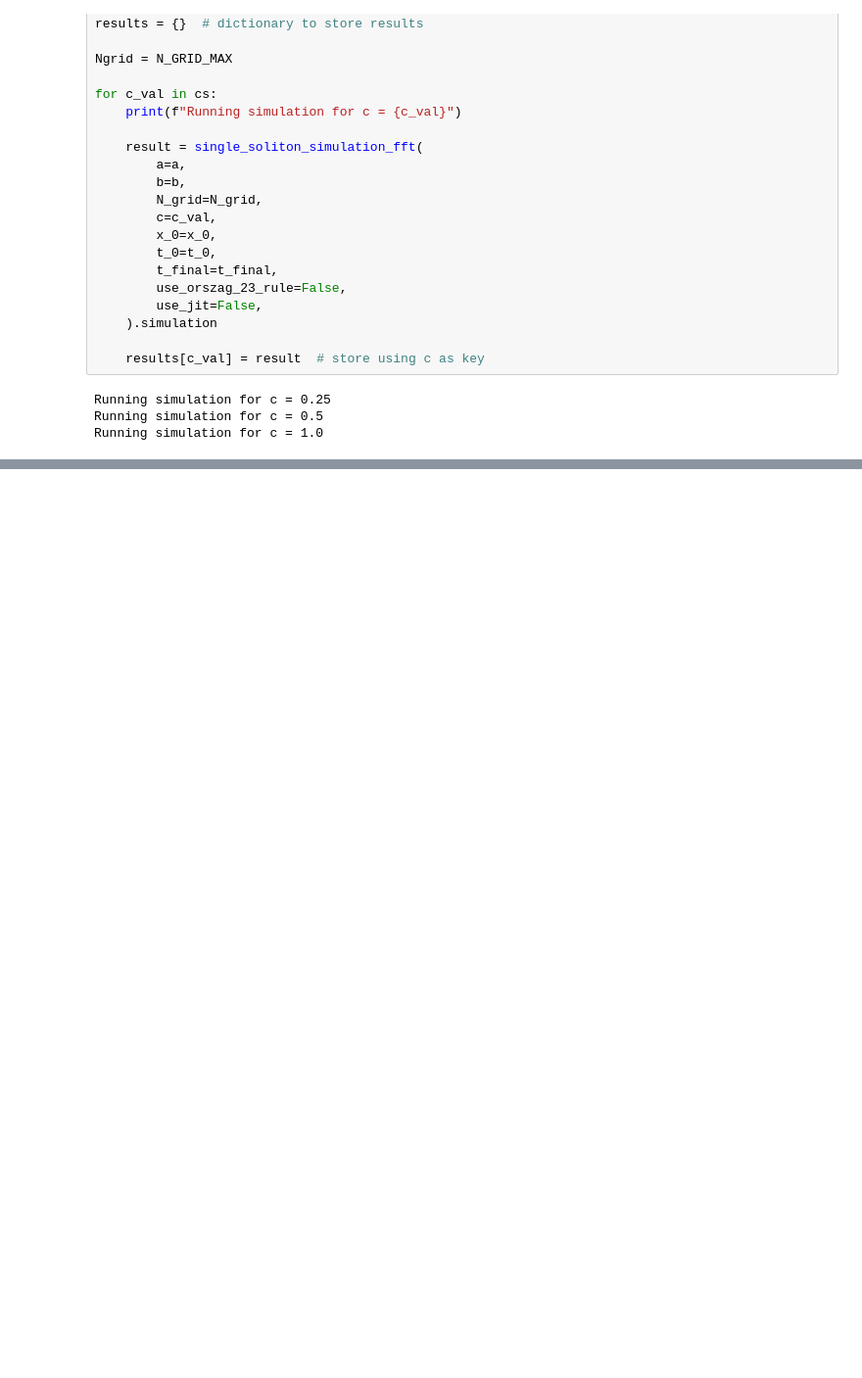
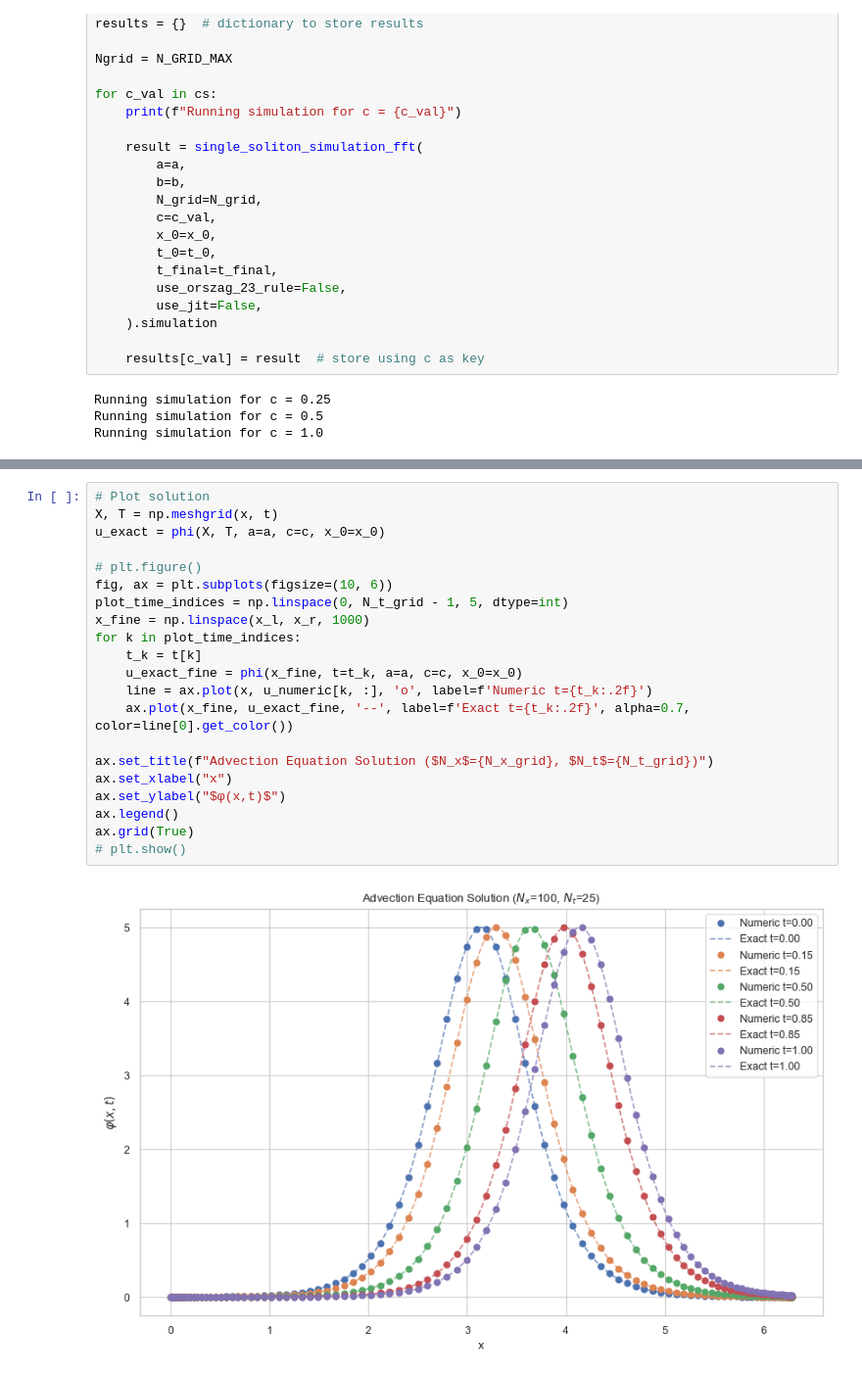
Before and after one commit to JeppeKlitgaard/02689-Advanced-Numerical-Methods, a Jupyter notebook: assignment_2/Assignment2_COMPLETE.ipynb, the cells around one changed output, grey strips where cells are left out. Shown at 98% size. Cells and saved outputs as stored; diff of their text form; blank space fills up the shorter version.

```diff
--- a/assignment_2/Assignment2_COMPLETE.ipynb
+++ b/assignment_2/Assignment2_COMPLETE.ipynb
@@ -1245,0 +1360,23 @@ g.savefig(OUTPUT_DIR / "2_d_conservation.png", dpi=EXPORT_DPI, bbox_inches="tigh
+# %%
+# Plot solution
+X, T = np.meshgrid(x, t)
+u_exact = phi(X, T, a=a, c=c, x_0=x_0)
+
+# plt.figure()
+fig, ax = plt.subplots(figsize=(10, 6))
+plot_time_indices = np.linspace(0, N_t_grid - 1, 5, dtype=int)
+x_fine = np.linspace(x_l, x_r, 1000)
+for k in plot_time_indices:
+    t_k = t[k]
+    u_exact_fine = phi(x_fine, t=t_k, a=a, c=c, x_0=x_0)
+    line = ax.plot(x, u_numeric[k, :], 'o', label=f'Numeric t={t_k:.2f}')
+    ax.plot(x_fine, u_exact_fine, '--', label=f'Exact t={t_k:.2f}', alpha=0.7, color=line[0].get_color())
+
+ax.set_title(f"Advection Equation Solution ($N_x$={N_x_grid}, $N_t$={N_t_grid})")
+ax.set_xlabel("x")
+ax.set_ylabel("$φ(x,t)$")
+ax.legend()
+ax.grid(True)
+# plt.show()
+# %% [output]
+[figure, added]
```
Also changed, not shown: parts of 10 cells of this notebook.
